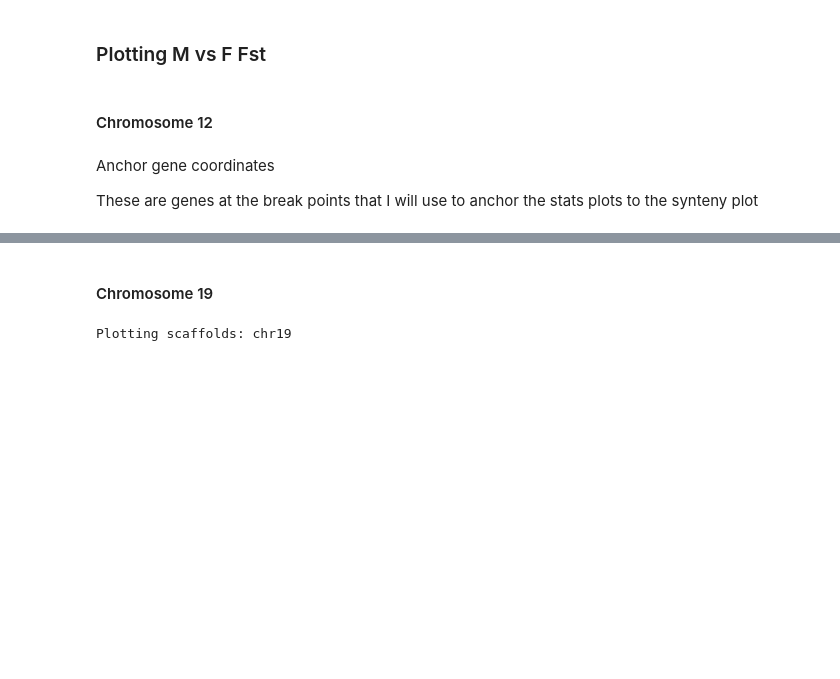
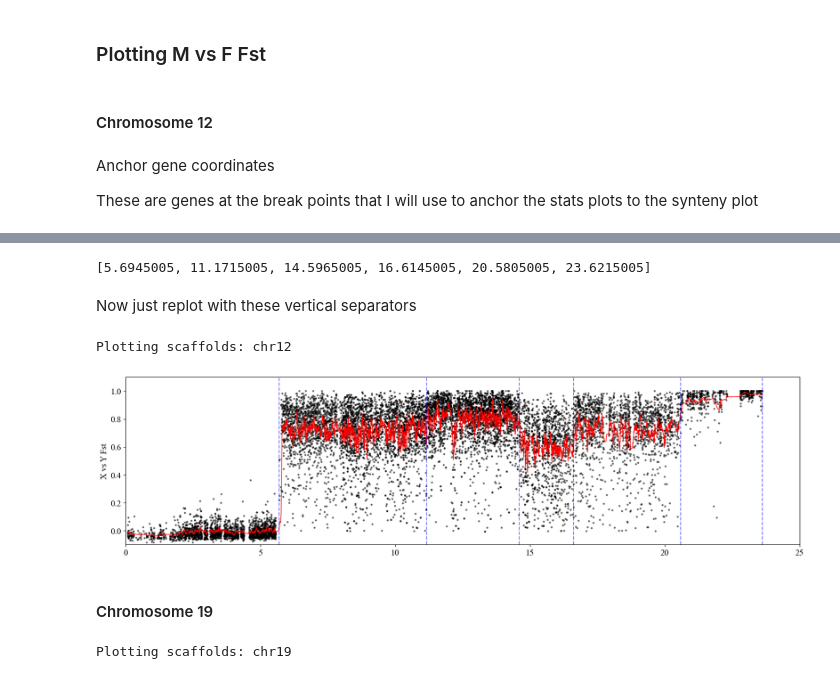
Before and after one commit to DanJeffries/Stickle_Y_comp, a Jupyter notebook: code/JUP_NBs/Popgen_stats.ipynb, the cells around one changed output, grey strips where cells are left out. Cells and saved outputs as stored; diff of their text form; code cells hidden in the pictures; blank space fills up the shorter version.

```diff
--- a/code/JUP_NBs/Popgen_stats.ipynb
+++ b/code/JUP_NBs/Popgen_stats.ipynb
@@ -77,8 +77,6 @@ def Plot_M_F_Fst(infilepath, outfilepath = None,
                 Scaff_dict[scaff]["n_snps"].append(n_snps)
                 Scaff_dict[scaff]["fst"].append(fst)
                 Scaff_dict[scaff]["weighted_fst"].append(weighted_fst)
-
-    output_DF = pd.DataFrame()
 
     if sex_scaffs:
         scaffs_to_plot = sex_scaffs
@@ -183,7 +181,9 @@ def Plot_M_F_Fst(infilepath, outfilepath = None,
 
     plt.show()
 
-    return output_DF
+    positions = [i/1000000 for i in Scaff_dict[scaff]["centre"]]
+
+    return positions, fst_pddf
 # %%
 def Plot_M_F_dNdS(infilepath, outfilepath = None,
                   sex_scaffs = None, auto_scaffs = [],
@@ -611,3 +695,25 @@ Plotting scaffolds: chr12
+# %%
+changepoints
+# %% [output]
+[5.6945005, 11.1715005, 14.5965005, 16.6145005, 20.5805005, 23.6215005]
+# %% [markdown]
+Now just replot with these vertical separators
+# %%
+chr12_positions, MFFst_outDF = Plot_M_F_Fst("/Users/dj20y461/Data_temp/Stickleback/Stickle_Y_comp/data/popgen_stats/Gw.FvsM.win1k.2nwindow.fst",
+                           "/Users/dj20y461/Data_temp/Stickleback/Stickle_Y_comp/plots/M_F_stats_plots/Gw/fst/Gw_Chr12_FvsM_Fst_2nwindows.pdf",
+                           sex_scaffs = ["chr12"],
+                           points_color="black",
+                           rolling_avg=True,
+                           roll=25,
+                           rolling_colour="red",
+                           myXlims = (0,25),
+                           myYlims_ax1 = (-0.1,1.1),
+                           vert_seps=changepoints,
+                           vert_seps_color="blue",
+                           y_label="X vs Y Fst")
+# %% [output]
+Plotting scaffolds: chr12
+[figure, added]
 # %% [markdown]
 #### Chromosome 19
 # %%
```
Also changed, not shown: parts of 29 cells of this notebook, 6 other files.
